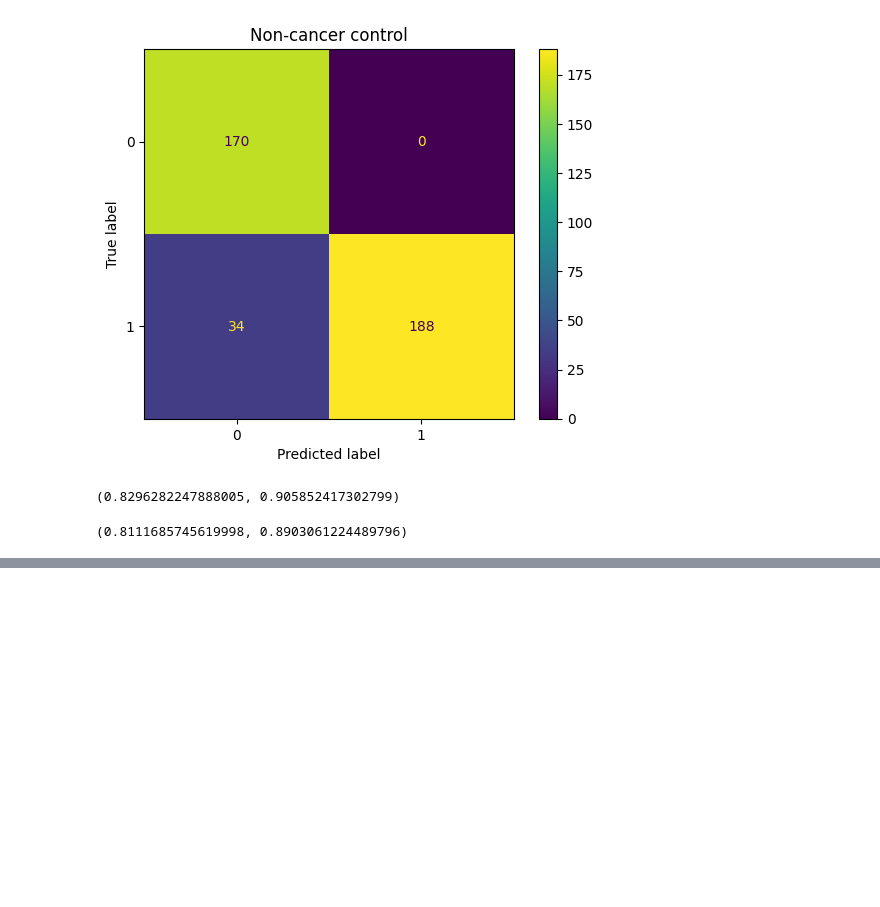
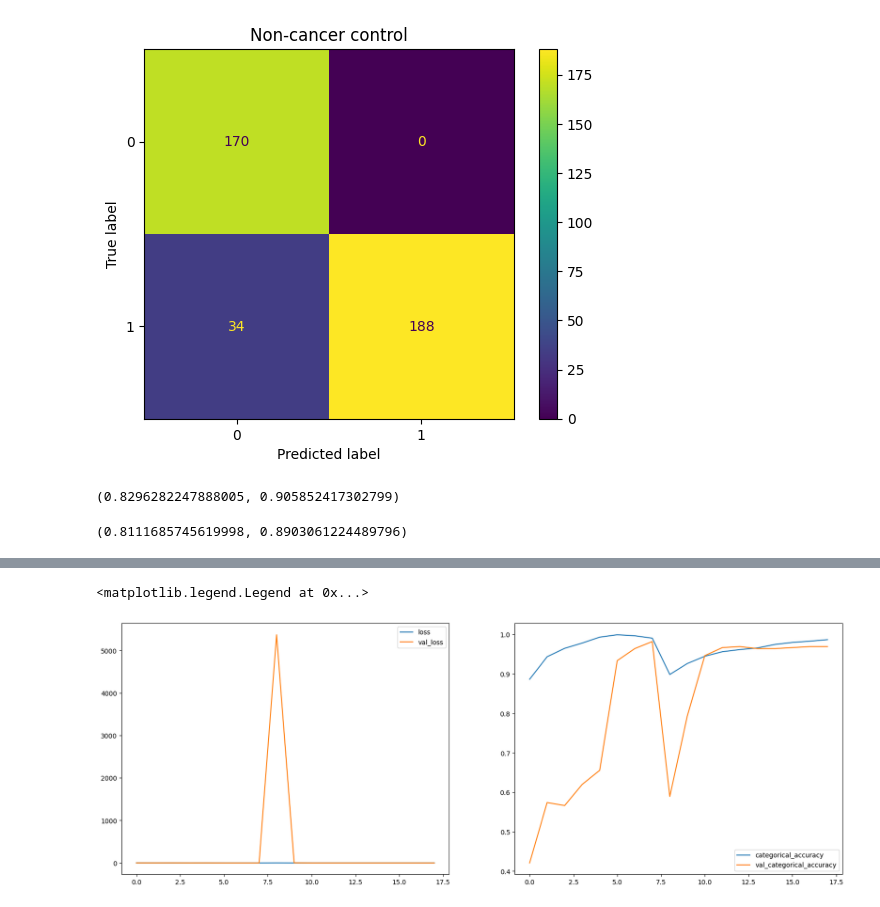
Before and after one commit to HabilAmardias/Lung-Cancer-Classification-Gene-Expression, a Jupyter notebook: main.ipynb, the cells around one changed output, grey strips where cells are left out. Saved outputs shown, nothing was run; the diff lists cells and outputs as text; code cells hidden in the pictures; blank space fills up the shorter version.

```diff
--- a/main.ipynb
+++ b/main.ipynb
@@ -651,0 +728,8 @@ from sklearn.metrics import f1_score, accuracy_score
+# %%
+reduce_lr=keras.callbacks.ReduceLROnPlateau('val_loss',factor=0.5,patience=3,verbose=1)
+early_stop=keras.callbacks.EarlyStopping('val_loss',patience=10,verbose=1,restore_best_weights=True)
+# %%
+history=model.fit(train_dataset,
+                  epochs=200,
+                  callbacks=[reduce_lr,early_stop],
+                  validation_data=valid_dataset)
@@ -651,0 +754,18 @@ from sklearn.metrics import f1_score, accuracy_score
+# %%
+_, ax = plt.subplots(1, 2, figsize=(20,7))
+loss = history.history['loss']
+val_loss = history.history['val_loss']
+accuracy=history.history['categorical_accuracy']
+val_accuracy=history.history['val_categorical_accuracy']
+epochs = range(len(loss))
+
+ax[0].plot(epochs, loss)
+ax[0].plot(epochs, val_loss)
+ax[0].legend(['loss', 'val_loss'], loc='upper right')
+
+ax[1].plot(epochs, accuracy)
+ax[1].plot(epochs, val_accuracy)
+ax[1].legend(['categorical_accuracy', 'val_categorical_accuracy'], loc='lower right')
+# %% [output]
+<matplotlib.legend.Legend at 0x...>
+[figure, added]
```
Also changed, not shown: parts of 21 cells of this notebook.
